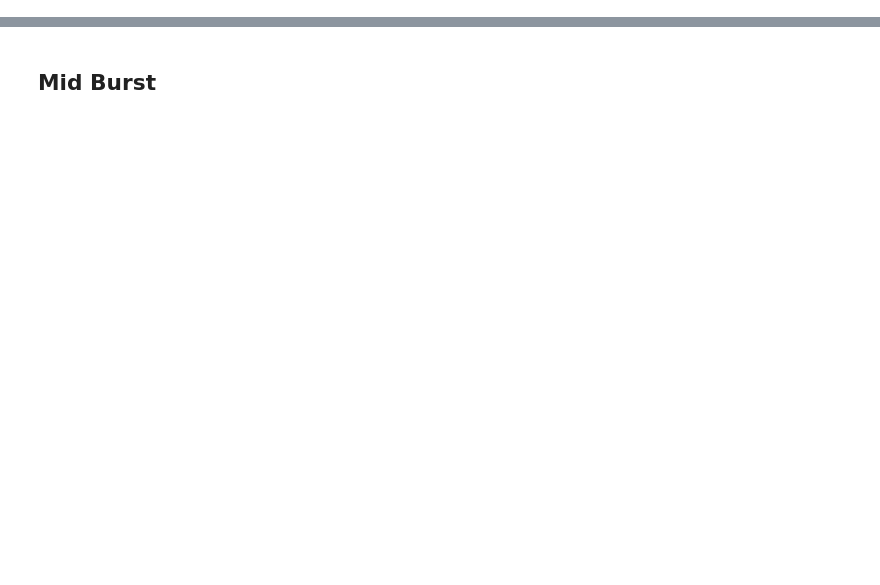
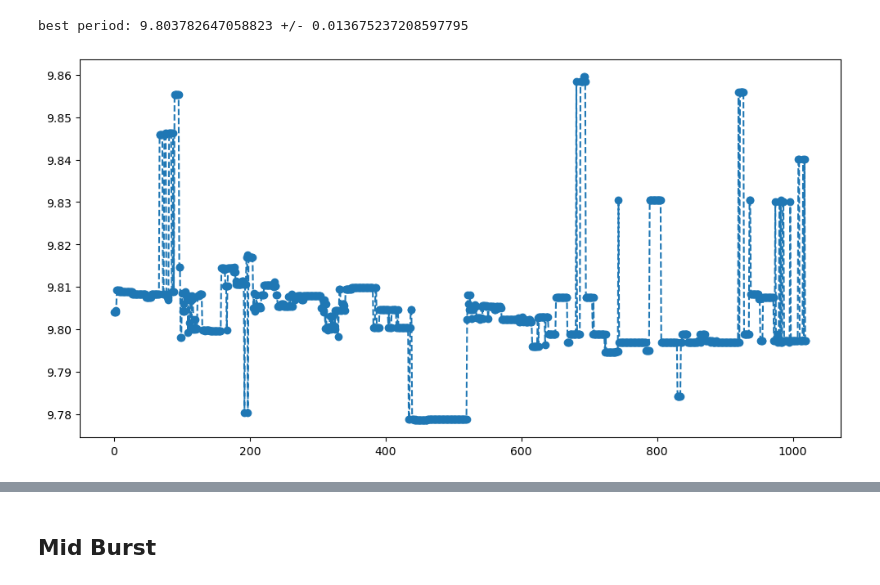
Before and after one commit to supremeKAI40/ULXP_thesis_analysis, a Jupyter notebook: nicer/nb_bootstrap_reportin.ipynb, the cells around one changed output, grey strips where cells are left out. Saved outputs shown, nothing was run; the diff lists cells and outputs as text; code cells hidden in the pictures; blank space fills up the shorter version.

```diff
--- a/nicer/nb_bootstrap_reportin.ipynb
+++ b/nicer/nb_bootstrap_reportin.ipynb
@@ -39,0 +37,7 @@ plt.legend()
+# %%
+plt.figure(figsize=(12,6))
+plt.plot(np.arange(len(df[1])),df[1],'--o')
+print('best period:',df[1].mean(),'+/-',df[1].std())
+# %% [output]
+best period: 9.803782647058823 +/- 0.013675237208597795
+[figure, added]
```
Also changed, not shown: parts of 27 cells of this notebook, 2 other files.
